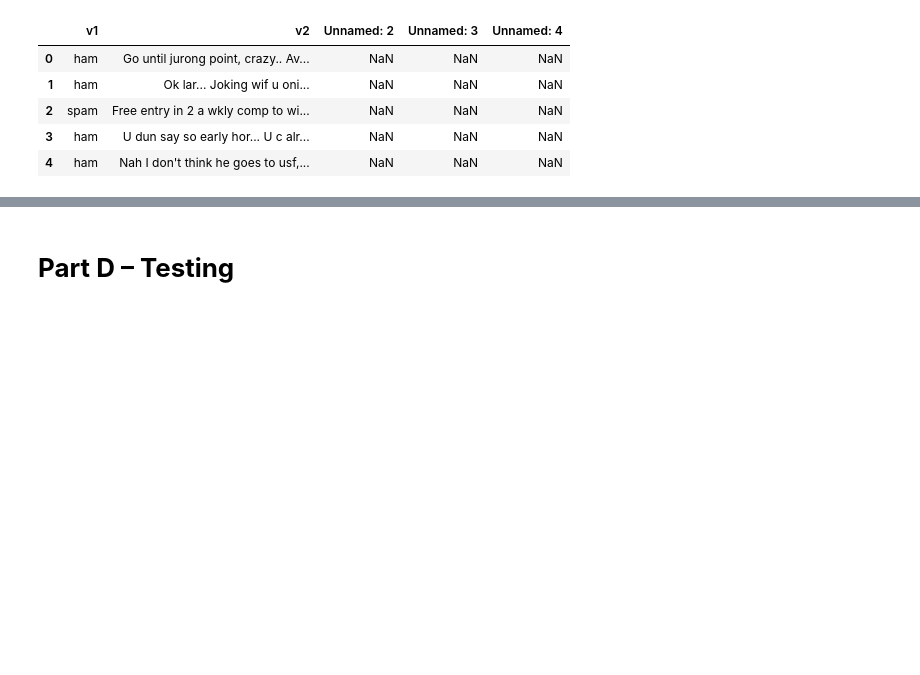
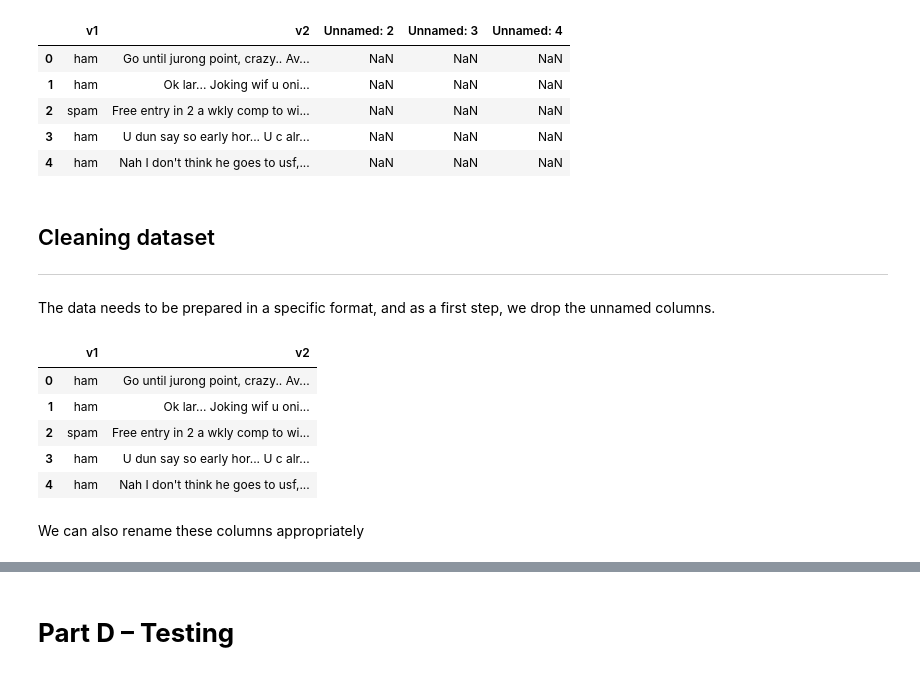
Before and after one commit to PeshalaPerera/E-mail-and-spam-filtering, a Jupyter notebook: Cw1_w1810821_PeshalaPerera.ipynb, the cells around one changed output, grey strips where cells are left out. Cells and saved outputs as stored; diff of their text form; code cells hidden in the pictures; blank space fills up the shorter version.

```diff
--- a/Cw1_w1810821_PeshalaPerera.ipynb
+++ b/Cw1_w1810821_PeshalaPerera.ipynb
@@ -201,2 +205,2 @@ Saving spam.csv to spam.csv
 # %%
-spam_df = pd.read_csv(io.BytesIO(data["spam.csv"]), encoding='ISO-8859-1')
+mails = pd.read_csv(io.BytesIO(data["spam.csv"]), encoding='ISO-8859-1')
@@ -210,3 +218,22 @@ spam_df.head()
 | 2 | spam | Free entry in 2 a wkly comp to wi... | NaN | NaN | NaN |
 | 3 | ham | U dun say so early hor... U c alr... | NaN | NaN | NaN |
 | 4 | ham | Nah I don't think he goes to usf,... | NaN | NaN | NaN |
+# %% [markdown]
+## Cleaning dataset
+
+---
+# %% [markdown]
+The data needs to be prepared in a specific format, and as a first step, we drop the unnamed columns.
+# %%
+mails.drop(['Unnamed: 2', 'Unnamed: 3', 'Unnamed: 4'], axis = 1, inplace = True)
+# %%
+mails.head()
+# %% [output]
+|  | v1 | v2 |
+| 0 | ham | Go until jurong point, crazy.. Av... |
+| 1 | ham | Ok lar... Joking wif u oni... |
+| 2 | spam | Free entry in 2 a wkly comp to wi... |
+| 3 | ham | U dun say so early hor... U c alr... |
+| 4 | ham | Nah I don't think he goes to usf,... |
+# %% [markdown]
+We can also rename these columns appropriately
```
Also changed, not shown: parts of 11 cells of this notebook.
